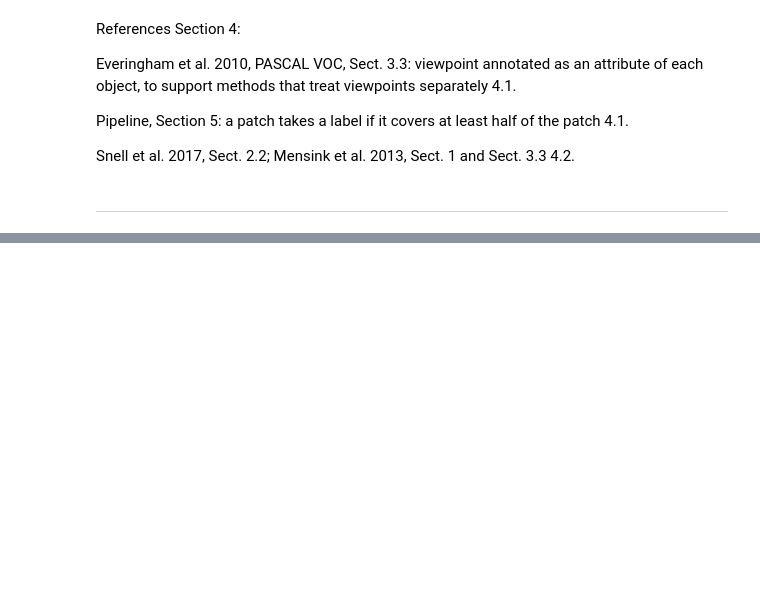
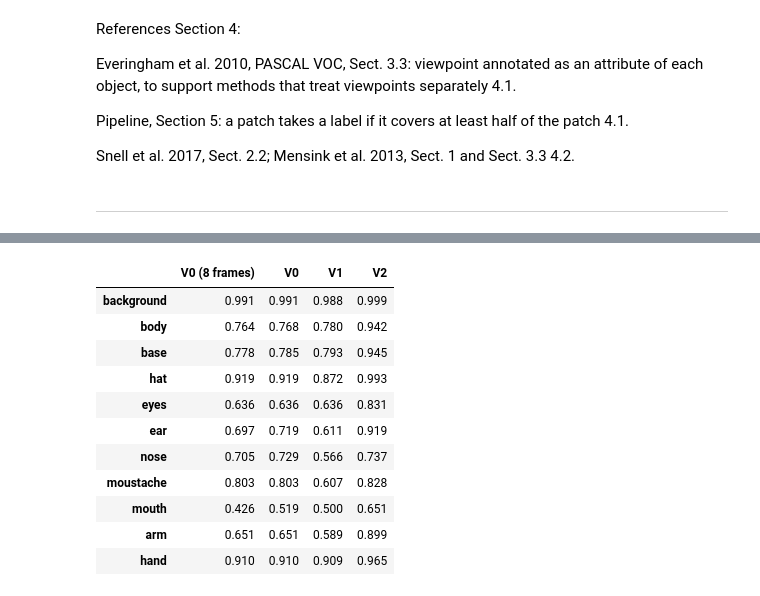
Before and after one commit to xrushofblood/vad_project, a Jupyter notebook: notebooks/phase_1_multi_prototype_study.ipynb, the cells around one changed output, grey strips where cells are left out. Cells and saved outputs as stored; diff of their text form; code cells hidden in the pictures; blank space fills up the shorter version.

```diff
--- a/notebooks/phase_1_multi_prototype_study.ipynb
+++ b/notebooks/phase_1_multi_prototype_study.ipynb
@@ -448,0 +581,17 @@ Snell et al. 2017, Sect. 2.2; Mensink et al. 2013, Sect. 1 and Sect. 3.3 4.2.
+# %%
+# 5.3 Per-class IoU, arms merged, main metric, background margin 0.03 (the setting of the decision rule)
+display(pd.DataFrame({name: frame_iou(CONF[(name, "gt_labels", CONFIDENCE_MARGIN)], EXCLUDED, merge=True)
+                      for name in VARIANTS}, index=MERGED_NAMES).round(3))
+# %% [output]
+|  | V0 (8 frames) | V0 | V1 | V2 |
+| background | 0.991 | 0.991 | 0.988 | 0.999 |
+| body | 0.764 | 0.768 | 0.780 | 0.942 |
+| base | 0.778 | 0.785 | 0.793 | 0.945 |
+| hat | 0.919 | 0.919 | 0.872 | 0.993 |
+| eyes | 0.636 | 0.636 | 0.636 | 0.831 |
+| ear | 0.697 | 0.719 | 0.611 | 0.919 |
+| nose | 0.705 | 0.729 | 0.566 | 0.737 |
+| moustache | 0.803 | 0.803 | 0.607 | 0.828 |
+| mouth | 0.426 | 0.519 | 0.500 | 0.651 |
+| arm | 0.651 | 0.651 | 0.589 | 0.899 |
+| hand | 0.910 | 0.910 | 0.909 | 0.965 |
```
Also changed, not shown: parts of 55 cells of this notebook, 1 other file.
